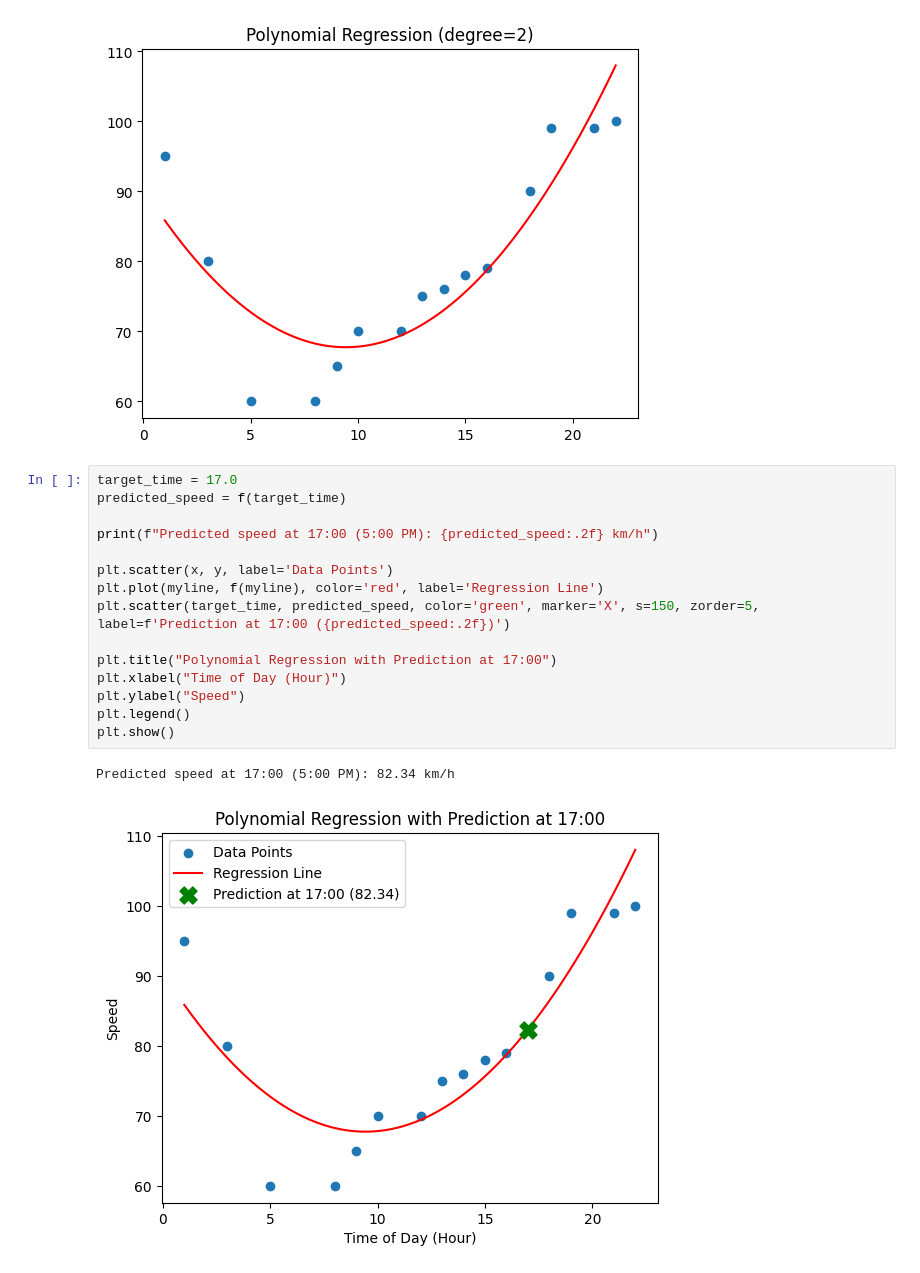
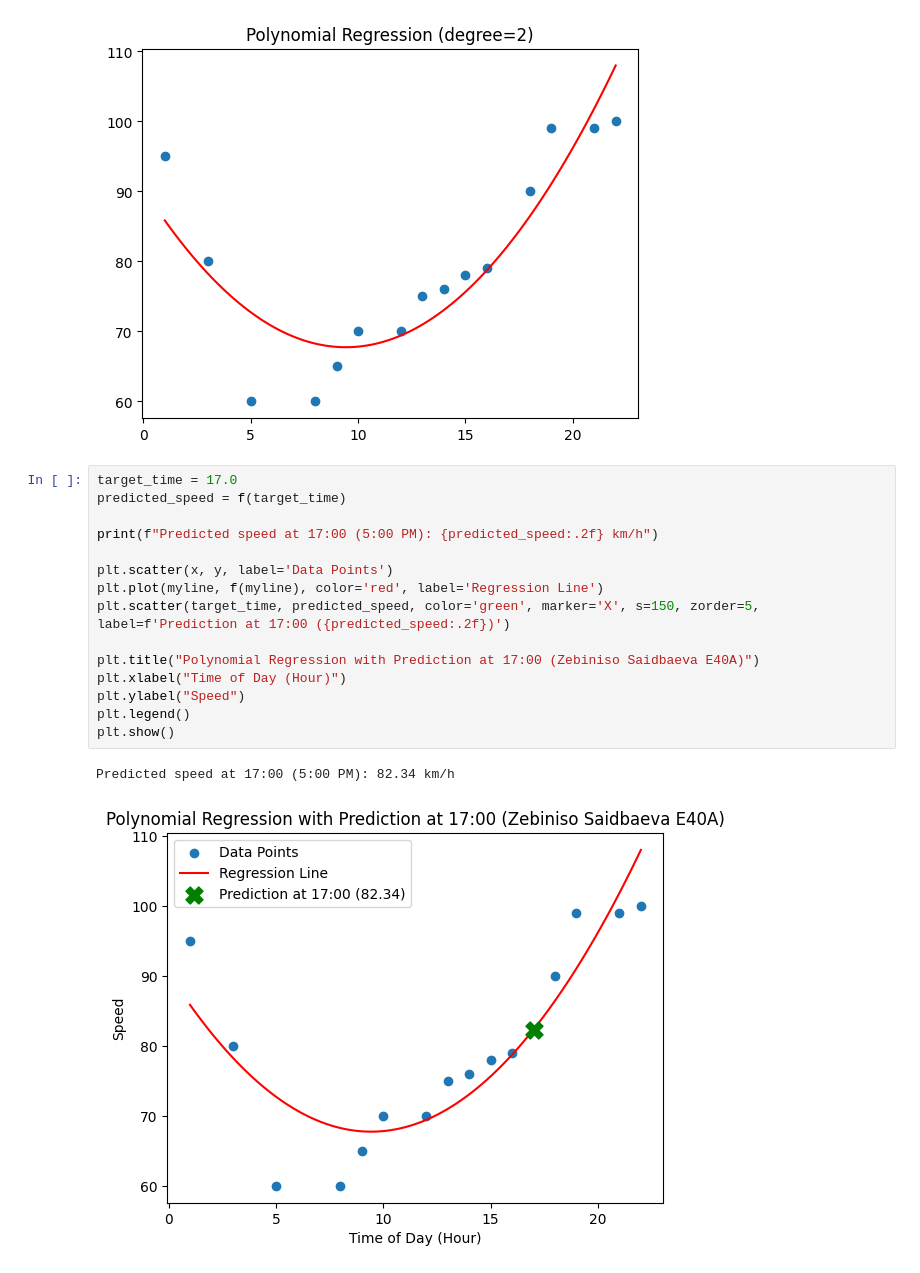
Before and after one commit to zebinisosaidbaeva3506/AI_Electronic_Zebiniso, a Jupyter notebook: Untitled7.ipynb, the cells around one changed output. Saved outputs shown, nothing was run; the diff lists cells and outputs as text.

```diff
--- a/Untitled7.ipynb
+++ b/Untitled7.ipynb
@@ -45,18 +45,18 @@ f(x) = 0.2548x² + -4.8060x + 90.4146
 # %%
 target_time = 17.0
 predicted_speed = f(target_time)
 
 print(f"Predicted speed at 17:00 (5:00 PM): {predicted_speed:.2f} km/h")
 
 plt.scatter(x, y, label='Data Points')
 plt.plot(myline, f(myline), color='red', label='Regression Line')
 plt.scatter(target_time, predicted_speed, color='green', marker='X', s=150, zorder=5, label=f'Prediction at 17:00 ({predicted_speed:.2f})')
 
-plt.title("Polynomial Regression with Prediction at 17:00")
+plt.title("Polynomial Regression with Prediction at 17:00 (Zebiniso Saidbaeva E40A)")
 plt.xlabel("Time of Day (Hour)")
 plt.ylabel("Speed")
 plt.legend()
 plt.show()
 # %% [output]
 Predicted speed at 17:00 (5:00 PM): 82.34 km/h
-[figure, old version]
+[figure, new version]
```
